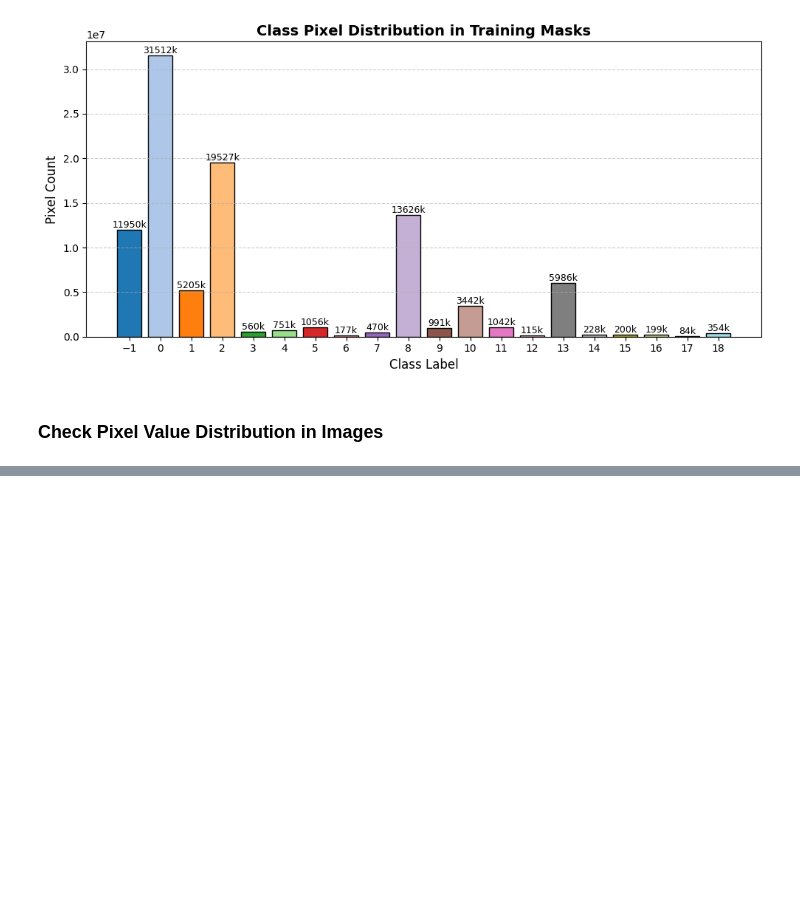
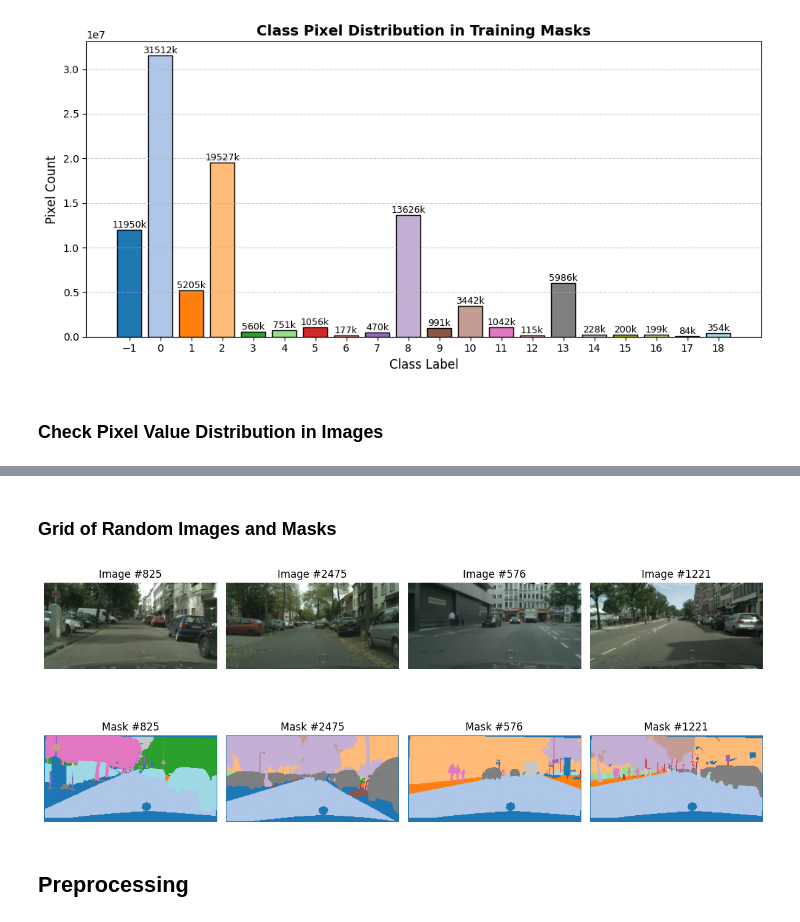
Before and after one commit to murad-02/RoadSegmentation, a Jupyter notebook: NotebookFile/Segmentation.ipynb, the cells around one changed output, grey strips where cells are left out. Saved outputs shown, nothing was run; the diff lists cells and outputs as text; code cells hidden in the pictures; blank space fills up the shorter version.

```diff
--- a/NotebookFile/Segmentation.ipynb
+++ b/NotebookFile/Segmentation.ipynb
@@ -201,0 +256,23 @@ plt.show()
+# %% [markdown]
+### Grid of Random Images and Masks
+# %%
+n = 4
+plt.figure(figsize=(12, 6))
+for i in range(n):
+    idx = random.randint(0, len(train_images)-1)
+    img = train_images[idx]
+    mask = train_labels[idx]
+    plt.subplot(2, n, i+1)
+    plt.imshow(img, cmap='gray')
+    plt.title(f"Image #{idx}")
+    plt.axis('off')
+    plt.subplot(2, n, n+i+1)
+    plt.imshow(mask, cmap='tab20')
+    plt.title(f"Mask #{idx}")
+    plt.axis('off')
+plt.tight_layout()
+plt.show()
+# %% [output]
+[figure, added]
+# %% [markdown]
+## Preprocessing
```
Also changed, not shown: parts of 9 cells of this notebook.
